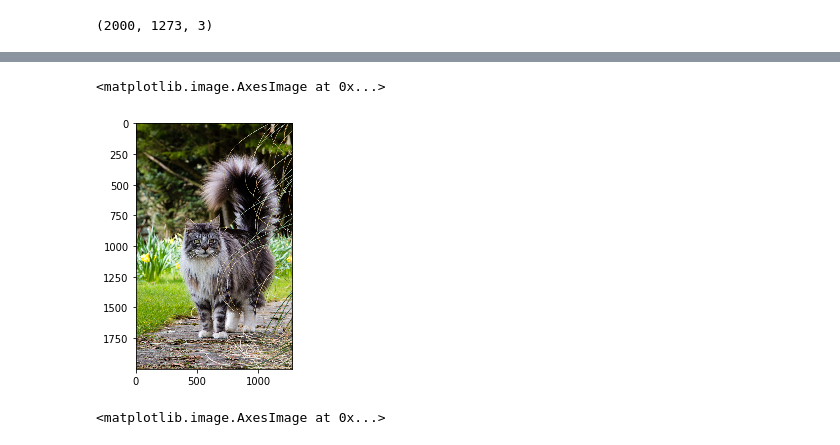
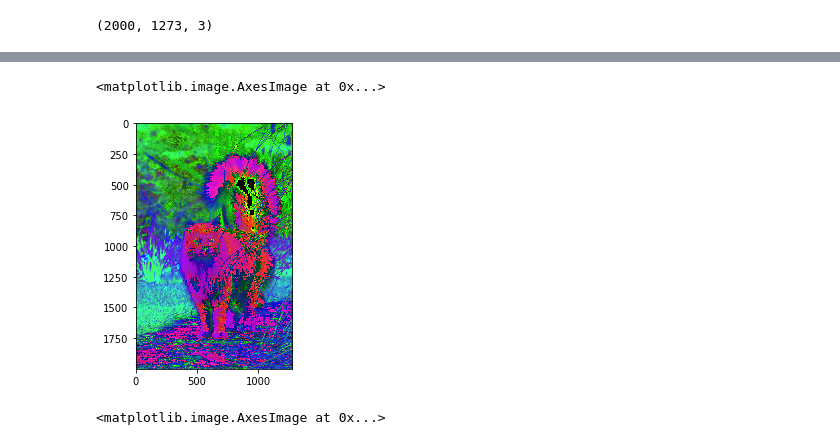
Before and after one commit to Performance-Artist/CVC-Homework, a Jupyter notebook: Computer Vision Homework nr. 2/Computer Vision Homework nr. 2.ipynb, the cells around one changed output, grey strips where cells are left out. Drawn from its saved outputs; the diff is of its cells as text; code cells hidden in the pictures.

```diff
--- a/Computer Vision Homework nr. 2/Computer Vision Homework nr. 2.ipynb
+++ b/Computer Vision Homework nr. 2/Computer Vision Homework nr. 2.ipynb
@@ -34,8 +34,3 @@ array([[[104, 128,  16],
 image.shape
 # %% [output]
 (2000, 1273, 3)
-# %%
-from skimage import io, color, data
-image = io.imread('cat1.jpg')
-image_hsv = color.rgb2hsv(image)
-io.imshow(image_hsv, cmap='hsv')
@@ -65,9 +37,39 @@ array([[[0.20238095, 0.875     , 0.50196078],
-# %%
-image_rgb = color.hsv2rgb(image_hsv)
-io.imshow(image_rgb)
-# %% [output]
-<matplotlib.image.AxesImage at 0x...>
-[figure, removed]
+# %%
+def func_to_hsv(image):
+    new_image = np.zeros(image.shape)
+    for x in range(image.shape[0]):
+        for y in range(image.shape[1]):
+                r = image[x,y,0]/255
+                g = image[x,y,1]/255
+                b = image[x,y,2]/255
+                maxx = max(r,g,b)
+                minn = min(r,g,b)
+                delta = maxx - minn
+
+                if delta == 0:
+                    h = 0
+                elif maxx == r:
+                    h = (60 * ((g-b)/delta) + 360) % 360
+                elif maxx == g:
+                    h = (60 * ((b-r)/delta) + 120) % 360
+                elif maxx == b:
+                    h = (60 * ((r-g)/delta) + 240) % 360
+                v = maxx
+                if maxx == 0:
+                    s = 0
+                else:
+                    s = delta/maxx
+
+                new_image[x,y] = [(h/360), (s), (v)]
+
+    return new_image
+# %%
+rgb2hsv = func_to_hsv(image)
+# %%
+io.imshow(rgb2hsv)
+# %% [output]
+<matplotlib.image.AxesImage at 0x...>
+[figure, added]
 # %%
 # Task 2. Controlling the contrast and brightness.
 # %%
```
Also changed, not shown: parts of 30 cells of this notebook.
